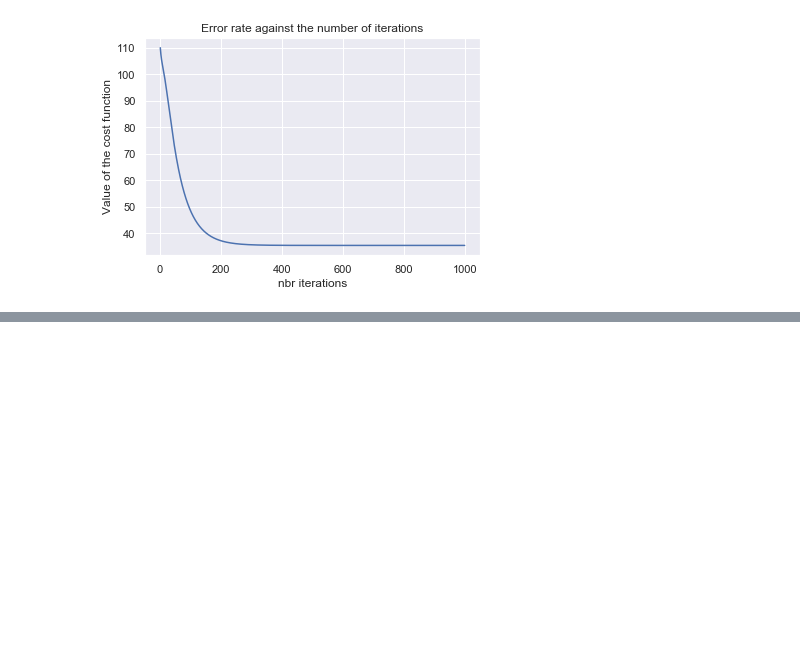
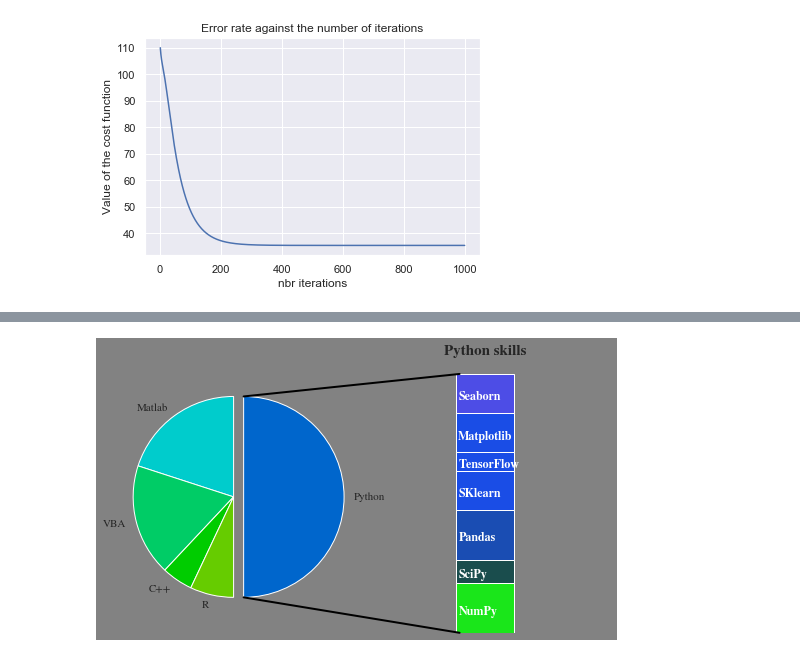
Before and after one commit to TrefleEncornet2/PortFolio, a Jupyter notebook: Intro_tensorflow.ipynb, the cells around one changed output, grey strips where cells are left out. Cells and saved outputs as stored; diff of their text form; code cells hidden in the pictures; blank space fills up the shorter version.

```diff
--- a/Intro_tensorflow.ipynb
+++ b/Intro_tensorflow.ipynb
@@ -668,0 +929,73 @@ array([[14.02189463],
+# %%
+from matplotlib.patches import ConnectionPatch
+import numpy as np
+from pylab import *
+
+# make figure and assign axis objects
+fig = plt.figure(figsize=(9, 5), facecolor='#828282')
+ax1 = fig.add_subplot(121)
+ax2 = fig.add_subplot(122)
+
+fig.subplots_adjust(wspace=0)
+
+# pie chart parameters
+ratios = [.50, .20, .18, .05, .07]
+labels = ['Python', 'Matlab', 'VBA', 'C++', 'R']
+colors = np.array(['#0066CC','#00CCCC','#00CC66','#00CC00','#66CC00'])
+explode = [0.1, 0, 0, 0, 0]
+
+# rotate so that first wedge is split by the x-axis
+angle = -180 * ratios[0]
+ax1.pie(ratios,autopct=None, startangle=angle,
+        labels=labels, explode=explode, labeldistance=1.1, colors=colors)
+
+# bar chart parameters
+
+xpos = 0
+bottom = 0
+ratios = [.19, .09, .19, .15, .07, .15, .15]
+width = .2
+colors = [[.1, .9, .1], [.1, .3, .3], [.1, .3, .7], [.1, .3, .9], [.1, .3, .9], [.1, .3, .9], [.3, .3, .9]]
+packages = ['NumPy', 'SciPy', 'Pandas', 'SKlearn', 'TensorFlow', 'Matplotlib','Seaborn']
+
+for j in range(len(ratios)):
+    height = ratios[j]
+    ax2.bar(xpos, height, width+0.03, bottom=bottom, color=colors[j])
+    ypos = bottom + ax2.patches[j].get_height() / 2
+    bottom += height
+    ax2.text(xpos-0.105, ypos-0.025, packages[j], fontsize=12, color='white',weight='bold')
+
+# "%d%%" % (ax2.patches[j].get_height() * 100), ha='center'
+
+ax2.set_title('Python skills', fontsize=15, weight='bold')
+ax2.axis('off')
+ax2.set_xlim(- 2.5 * width, 2.5 * width)
+
+# use ConnectionPatch to draw lines between the two plots
+# get the wedge data
+theta1, theta2 = ax1.patches[0].theta1, ax1.patches[0].theta2
+center, r = ax1.patches[0].center, ax1.patches[0].r
+bar_height = sum([item.get_height() for item in ax2.patches])
+
+# draw top connecting line
+x = r * np.cos(np.pi / 180 * theta2) + center[0]
+y = np.sin(np.pi / 180 * theta2) + center[1]
+con = ConnectionPatch(xyA=(-width / 2, bar_height), coordsA=ax2.transData,
+                      xyB=(x, y), coordsB=ax1.transData)
+con.set_color([0, 0, 0])
+con.set_linewidth(2)
+ax2.add_artist(con)
+
+# draw bottom connecting line
+x = r * np.cos(np.pi / 180 * theta1) + center[0]
+y = np.sin(np.pi / 180 * theta1) + center[1]
+con = ConnectionPatch(xyA=(-width / 2, 0), coordsA=ax2.transData,
+                      xyB=(x, y), coordsB=ax1.transData)
+con.set_color([0, 0, 0])
+ax2.add_artist(con)
+con.set_linewidth(2)
+
+plt.savefig('C:\\Users\\foucardguimax\\Desktop\\PYTHON\\Python3.7\\Machine-learnia\\Regression\\skill_diagram2.jpg', dpi=300, bbox_inches='tight', facecolor='#828282', quality = 95)
+plt.show()
+# %% [output]
+[figure, added]
```
Also changed, not shown: parts of 21 cells of this notebook.
